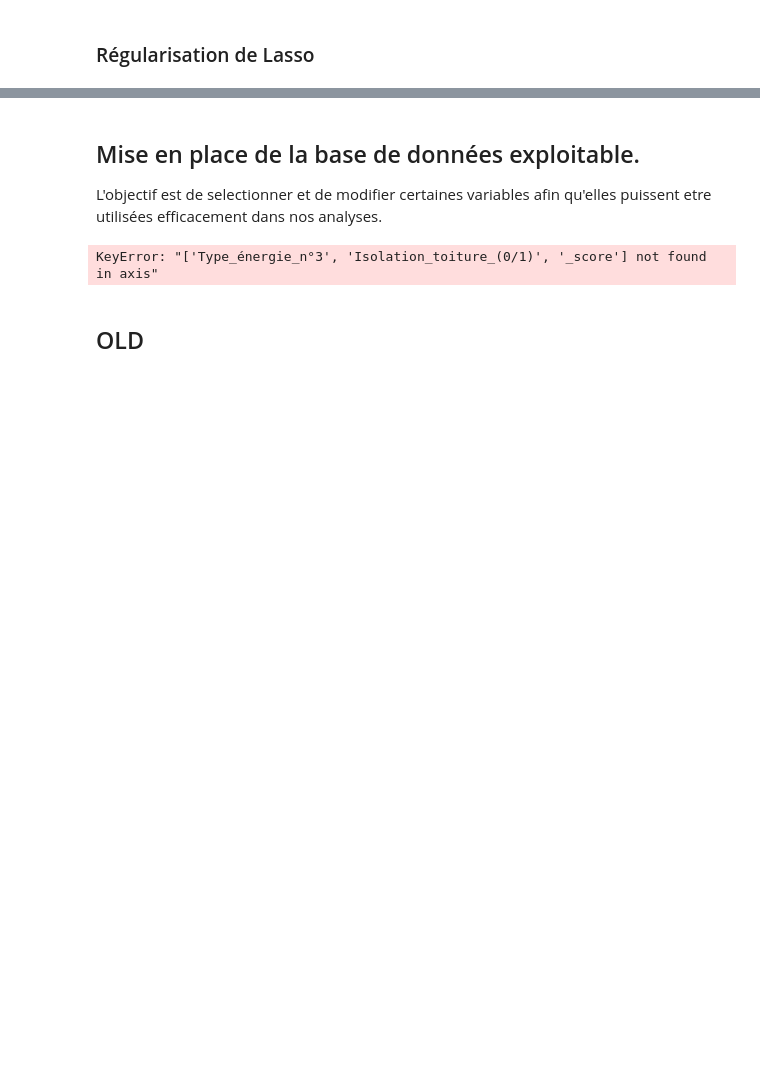
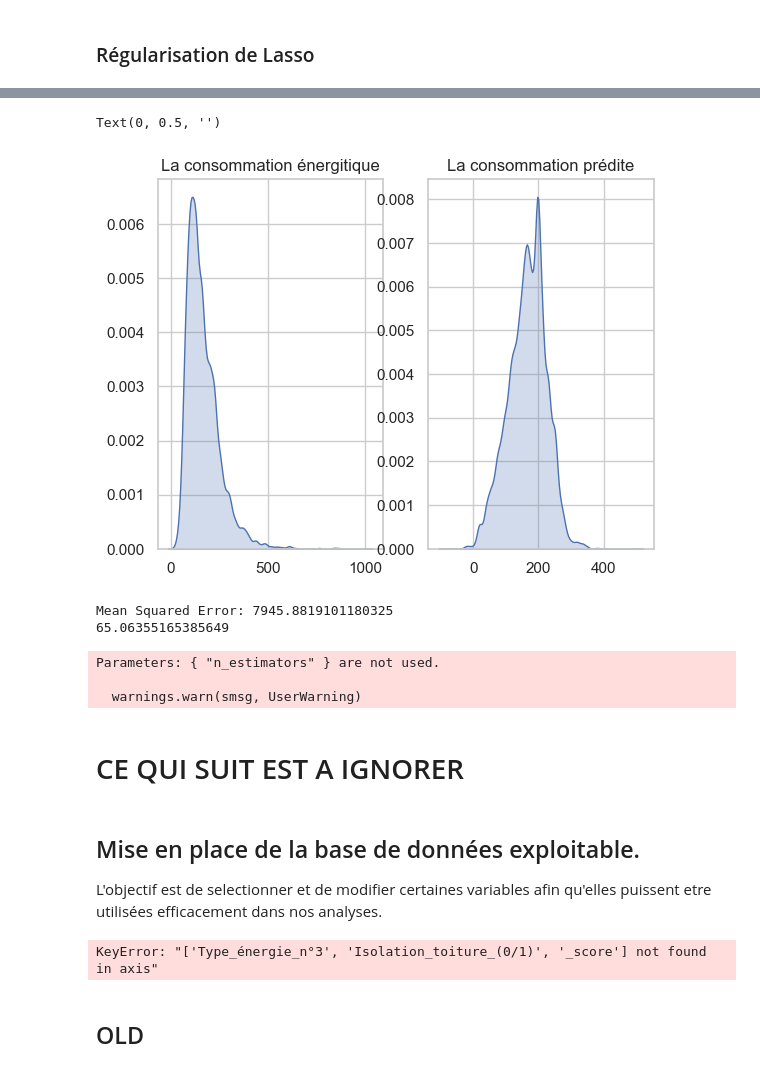
Before and after one commit to LACHQER-Wiam/Projet-Python, a Jupyter notebook: data.ipynb, the cells around one changed output, grey strips where cells are left out. Saved outputs shown, nothing was run; the diff lists cells and outputs as text; code cells hidden in the pictures; blank space fills up the shorter version.

```diff
--- a/data.ipynb
+++ b/data.ipynb
@@ -666,0 +688,15 @@ Variables sélectionnées par la régression Lasso : Index(['Période_constructi
+# %%
+df["valprédites"] = lm.predict(x)
+plt.subplot(1,2,1)
+sns.kdeplot(data=df, x='Conso_5_usages/m²_é_finale', fill='Conso_5_usages/m²_é_finale')
+plt.title("La consommation énergitique")
+plt.xlabel("")
+plt.ylabel("")
+plt.subplot(1,2,2)
+sns.kdeplot(data=df, x="valprédites", fill="valprédites")
+plt.title("La consommation prédite")
+plt.xlabel("")
+plt.ylabel("")
+# %% [output]
+Text(0, 0.5, '')
+[figure, added]
@@ -667,3 +717,24 @@ Variables sélectionnées par la régression Lasso : Index(['Période_constructi
+# %%
+# Entraînement du modèle XGBoost
+model = xgb.train(params, dtrain, num_boost_round=10)
+
+# Prédictions sur l'ensemble de test
+y_pred = model.predict(dtest)
+
+# Évaluation du modèle
+mse = mean_squared_error(y_test, y_pred)
+print(f'Mean Squared Error: {mse}')
+
+mae = mean_absolute_error(y_test, y_pred)
+print(mae)
+# %% [output]
+Mean Squared Error: 7945.8819101180325
+65.06355165385649
+Parameters: { "n_estimators" } are not used.
+
+  warnings.warn(smsg, UserWarning)
+# %% [markdown]
+# CE QUI SUIT EST A IGNORER
 # %% [markdown]
 
 ## Mise en place de la base de données exploitable.
```
Also changed, not shown: parts of 18 cells of this notebook, 1 other file.
